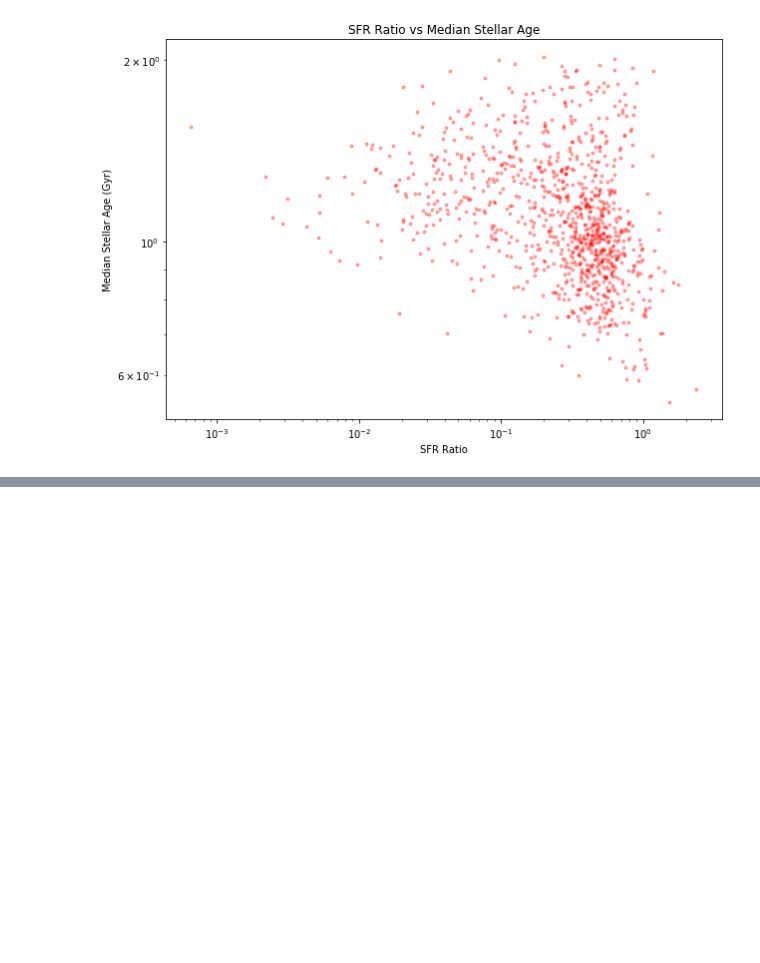
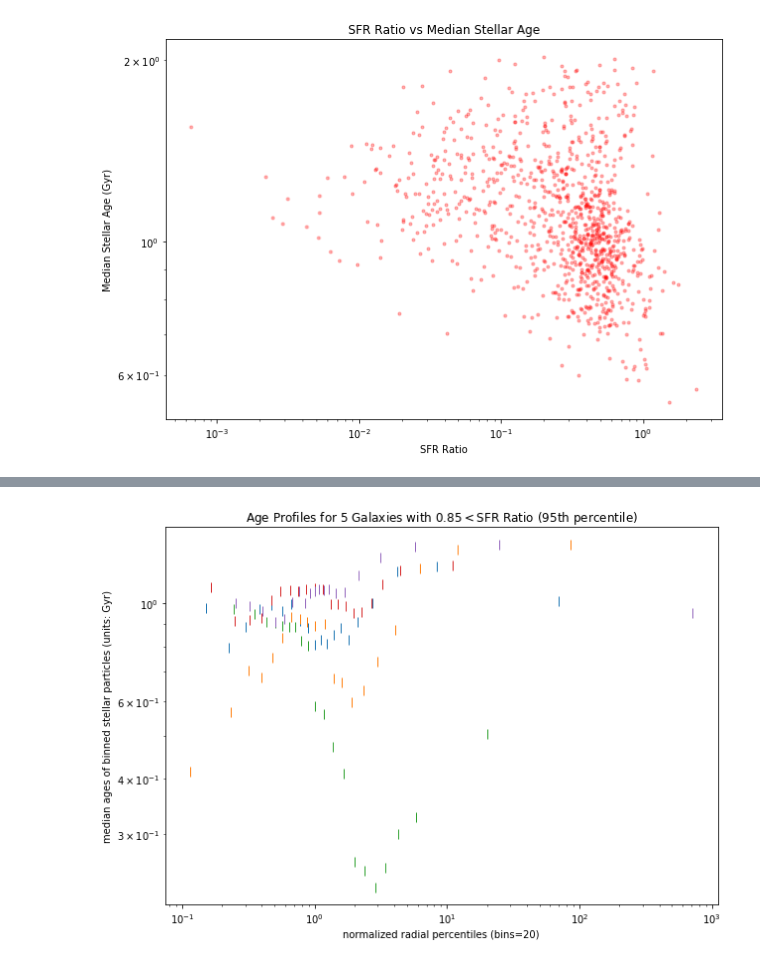
Before and after one commit to pathakde/Galaxy-Quenching, a Jupyter notebook: preliminary_plots.ipynb, the cells around one changed output, grey strips where cells are left out. Saved outputs shown, nothing was run; the diff lists cells and outputs as text; code cells hidden in the pictures; blank space fills up the shorter version.

```diff
--- a/preliminary_plots.ipynb
+++ b/preliminary_plots.ipynb
@@ -77,0 +109,11 @@ plt.yscale('log')
+# %%
+plt.figure(figsize=(10,7))
+for id in high_ratio:
+    plt.plot(age_profile(id=id, redshift=2)[1], age_profile(id=id, redshift=2)[0], '|', ms=10)
+plt.title('Age Profiles for 5 Galaxies with $0.85<$SFR Ratio (95th percentile)')
+plt.xlabel('normalized radial percentiles (bins=20)')
+plt.ylabel('median ages of binned stellar particles (units: Gyr)')
+plt.xscale('log')
+plt.yscale('log')
+# %% [output]
+[figure, added]
```
Also changed, not shown: parts of 11 cells of this notebook, 1 other file.
